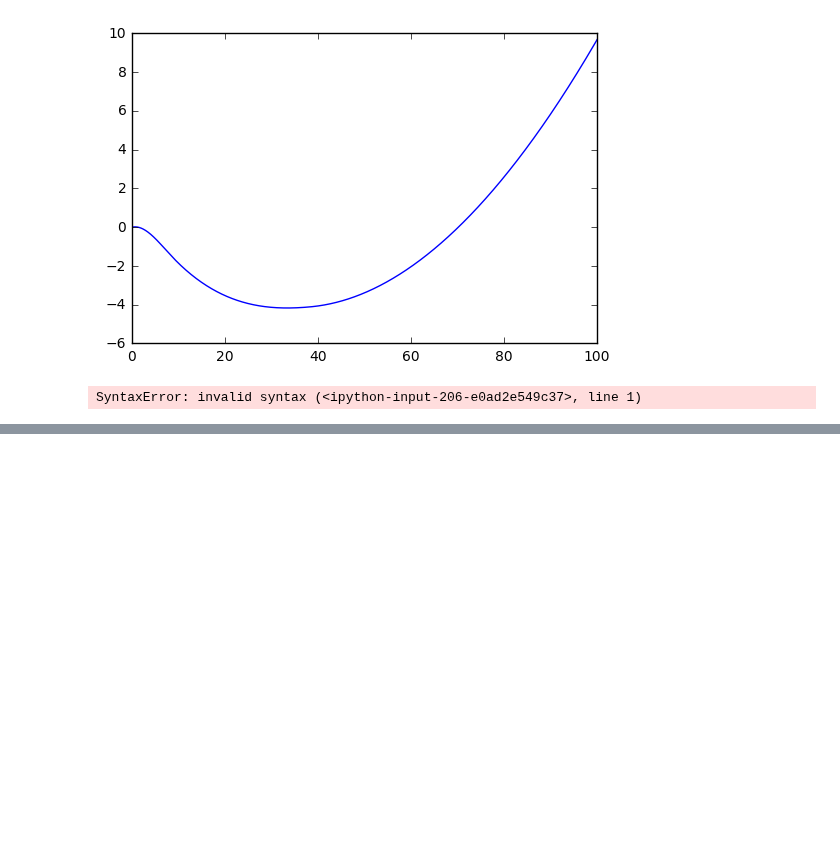
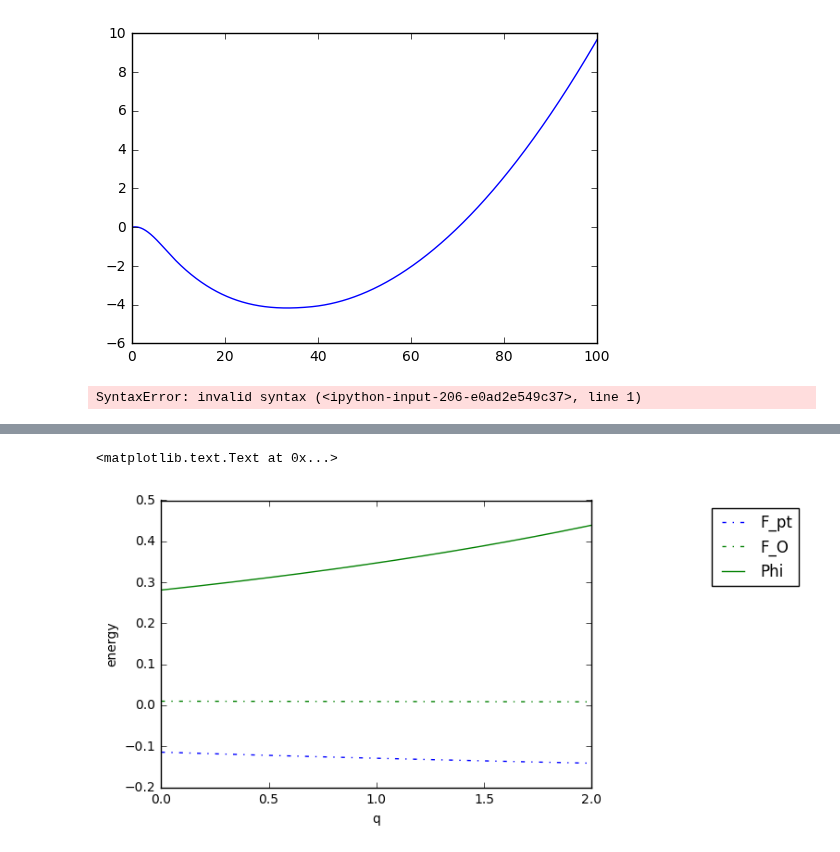
Before and after one commit to 123daimanu/DR_EAM, a Jupyter notebook: FQ_EAM_test.ipynb, the cells around one changed output, grey strips where cells are left out. Saved outputs shown, nothing was run; the diff lists cells and outputs as text; code cells hidden in the pictures; blank space fills up the shorter version.

```diff
--- a/FQ_EAM_test.ipynb
+++ b/FQ_EAM_test.ipynb
@@ -619,0 +682,22 @@ Total Energy 130.769671142
+# %%
+colors=['b','b-.', 'g-.','g','r-.','r','c-.','c','m-.','m','y-.','y'\
+        , 'k-.']
+def der(data,step):
+    return (num.diff(data)/step)
+q=num.linspace(0,2,1000)
+q=q[:-1]
+step=q[1]-q[0]
+#lab.plot(q,der(Etot,step),colors[0],label="E_tot")
+lab.plot(q,der(F_Pt,step),colors[1],label="F_pt")
+lab.plot(q,der(F_O,step),colors[2],label="F_O")
+lab.plot(q,der(phiPt_O,step),colors[3],label="Phi")
+#lab.plot(q,der(Pt_self,step),colors[4],label="Pt_Self")
+#lab.plot(q,der(O_self,step),colors[5],label="O_self")
+#lab.plot(q,der(Pt_selfWithoutV0,step),colors[6],label="Pt-Vo")
+#lab.plot(q,der(O_selfWithoutV0,step),colors[7],label="O_Vo")
+lgd=lab.legend(bbox_to_anchor=(1.5,1),loc="upper right")
+lab.xlabel("q")
+lab.ylabel("energy")
+# %% [output]
+<matplotlib.text.Text at 0x...>
+[figure, added]
```
Also changed, not shown: parts of 9 cells of this notebook.
